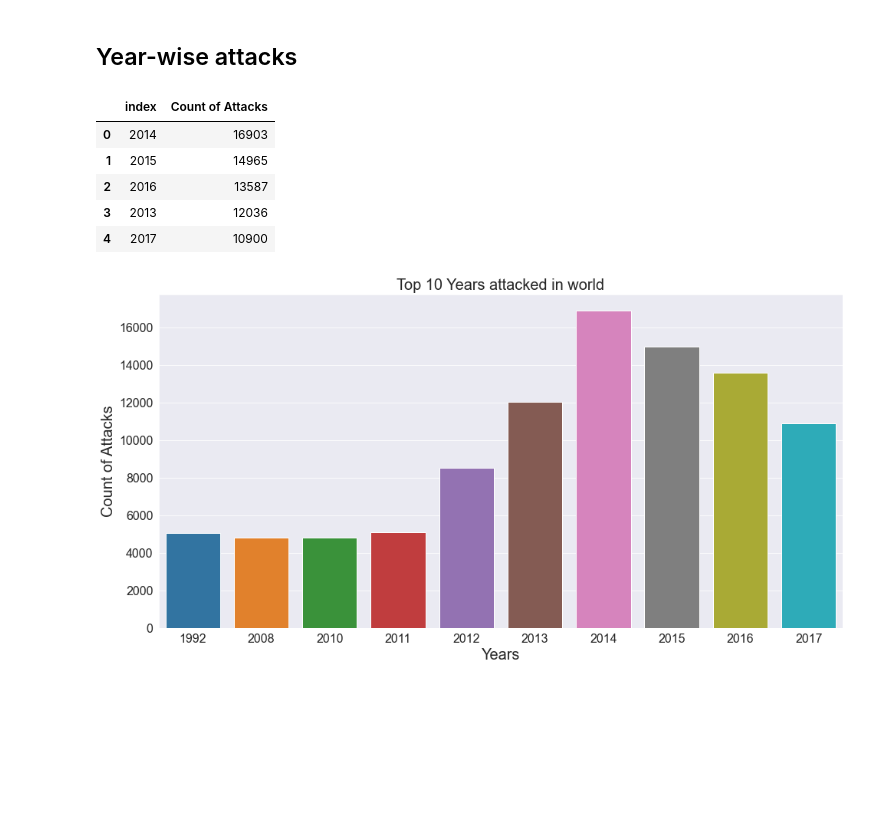
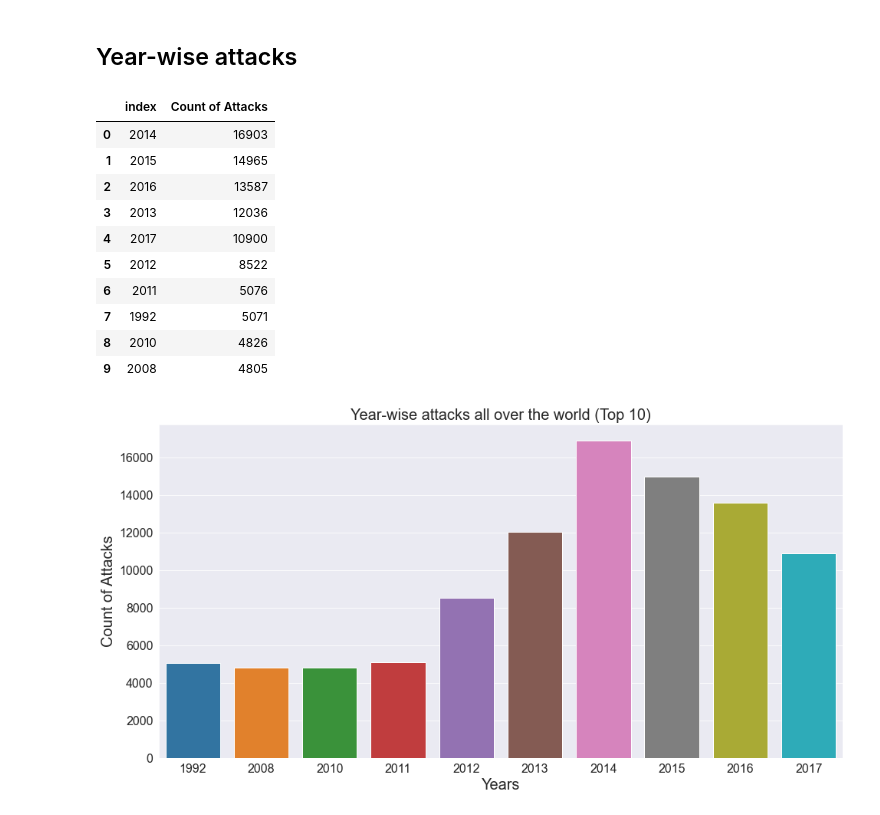
Before and after one commit to tiwari1302/TSF-GRIP, a Jupyter notebook: Task 4 Terrorism Data Analysis/Terrorism Data Analysis.ipynb, the cells around one changed output. Drawn from its saved outputs; the diff is of its cells as text; code cells hidden in the pictures; blank space fills up the shorter version.

Commit message:
analysis contd with various plots

```diff
--- a/Task 4 Terrorism Data Analysis/Terrorism Data Analysis.ipynb
+++ b/Task 4 Terrorism Data Analysis/Terrorism Data Analysis.ipynb
@@ -150,0 +169,5 @@ print((top10/Total)*100,'%')
+# %%
+fig = plt.figure(figsize=(8,8))
+explode = (0.1,0,0,0,0,0,0,0,0,0)
+plt.pie(top_city['Count of Attacks'], labels=top_city['City Name'],shadow=True,explode=explode,autopct='%1.1f%%')
+plt.show()
@@ -151,3 +176,10 @@ print((top10/Total)*100,'%')
+# %%
+# save file
+if save_files:
+  if not os.path.exists('plots'):
+    os.makedirs('plots')
+  filename = 'plots/city-wise-attacks'
+  fig.savefig(filename, bbox_inches = 'tight')
 # %% [markdown]
 ## Based on target-type
 # %%
@@ -177,7 +209,7 @@ if save_files:
 # %%
 years = raw['iyear'].value_counts().reset_index()
 years.columns.values[1] = 'Count of Attacks'
-years.head()
+years.head(10)
 # %% [output]
 |  | index | Count of Attacks |
 | 0 | 2014 | 16903 |
@@ -185,21 +217,26 @@ years.head()
 | 2 | 2016 | 13587 |
 | 3 | 2013 | 12036 |
 | 4 | 2017 | 10900 |
+| 5 | 2012 | 8522 |
+| 6 | 2011 | 5076 |
+| 7 | 1992 | 5071 |
+| 8 | 2010 | 4826 |
+| 9 | 2008 | 4805 |
 # %%
 sns.set_style('darkgrid')
 fig = plt.figure(figsize=(16,8))
 sns.barplot(x="index", y="Count of Attacks", data=years.head(10))
 plt.ylabel('Count of Attacks', fontsize = 20)
 plt.xlabel('Years', fontsize = 20)
 plt.xticks(fontsize=16)
 plt.yticks(fontsize=16)
-plt.title('Top 10 Years attacked in world', fontsize = 20)
+plt.title('Year-wise attacks all over the world (Top 10)', fontsize = 20)
 plt.show()
 # save file
 if save_files:
   if not os.path.exists('plots'):
     os.makedirs('plots')
   filename = 'plots/year-wise-attacks'
   fig.savefig(filename, bbox_inches = 'tight')
 # %% [output]
-[figure, old version]
+[figure, new version]
```
Also changed, not shown: parts of 17 cells of this notebook.
